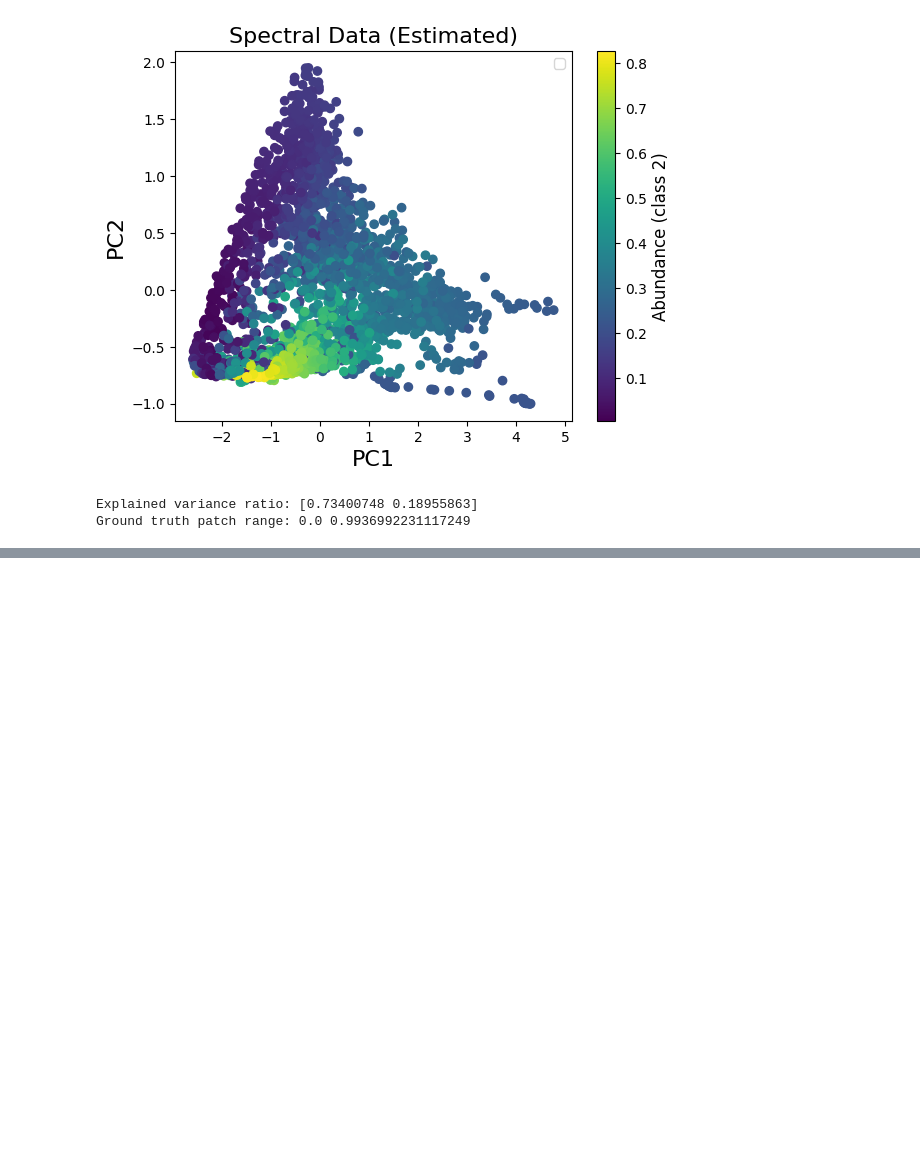
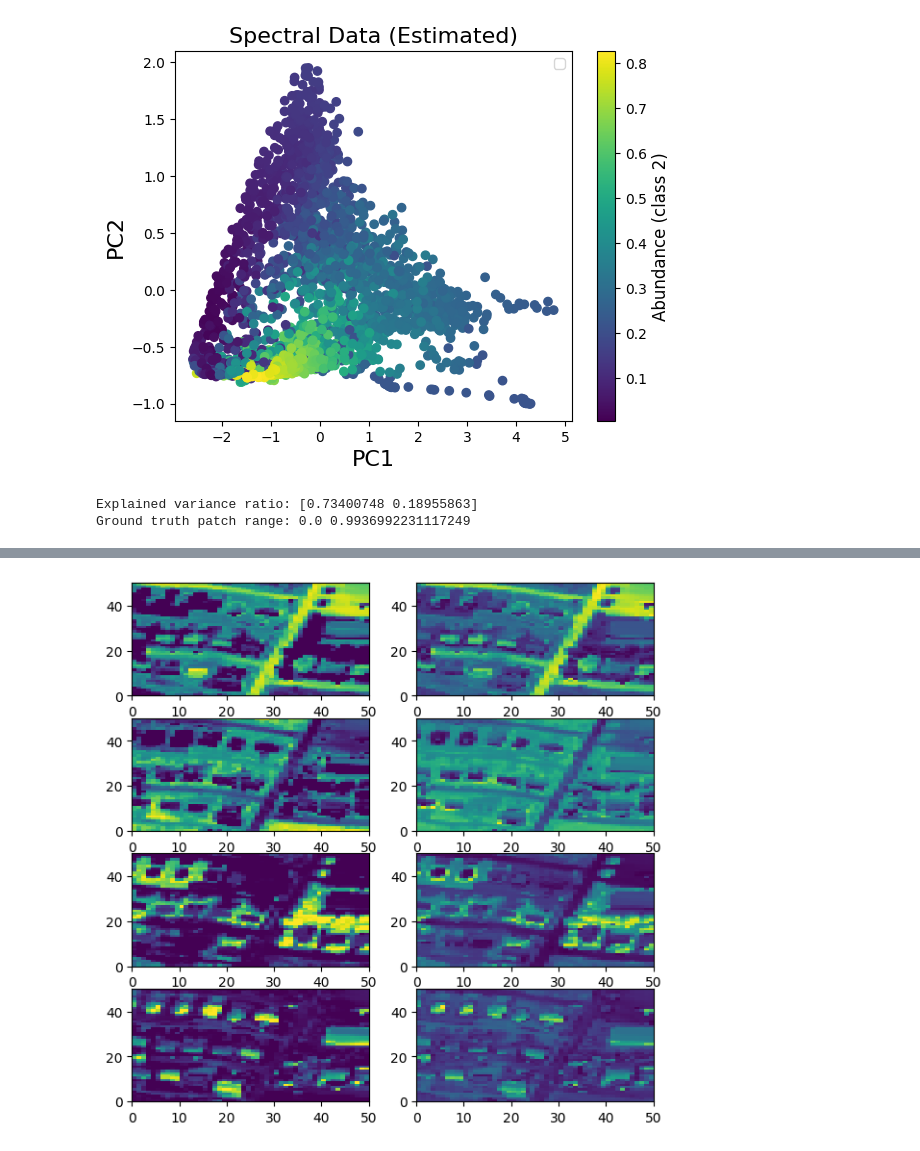
Before and after one commit to mtyler1059/Nearly-Blind-Hyperspectral-Unmixing, a Jupyter notebook: ALMM_test.ipynb, the cells around one changed output, grey strips where cells are left out. Drawn from its saved outputs; the diff is of its cells as text; code cells hidden in the pictures; blank space fills up the shorter version.

```diff
--- a/ALMM_test.ipynb
+++ b/ALMM_test.ipynb
@@ -470,0 +488,8 @@ Ground truth patch range: 0.0 0.9936992231117249
+# %%
+k=4
+fig, axes =  plt.subplots(nrows=k, ncols=2, figsize=(7 ,7))
+for i in range(k):
+    axes[i,0].pcolormesh(A_gt_test[i].reshape(patch_size,patch_size), cmap='viridis')
+    axes[i,1].pcolormesh(A_f[i].reshape(patch_size,patch_size), cmap='viridis')
+# %% [output]
+[figure, added]
```
Also changed, not shown: parts of 2 cells of this notebook.
